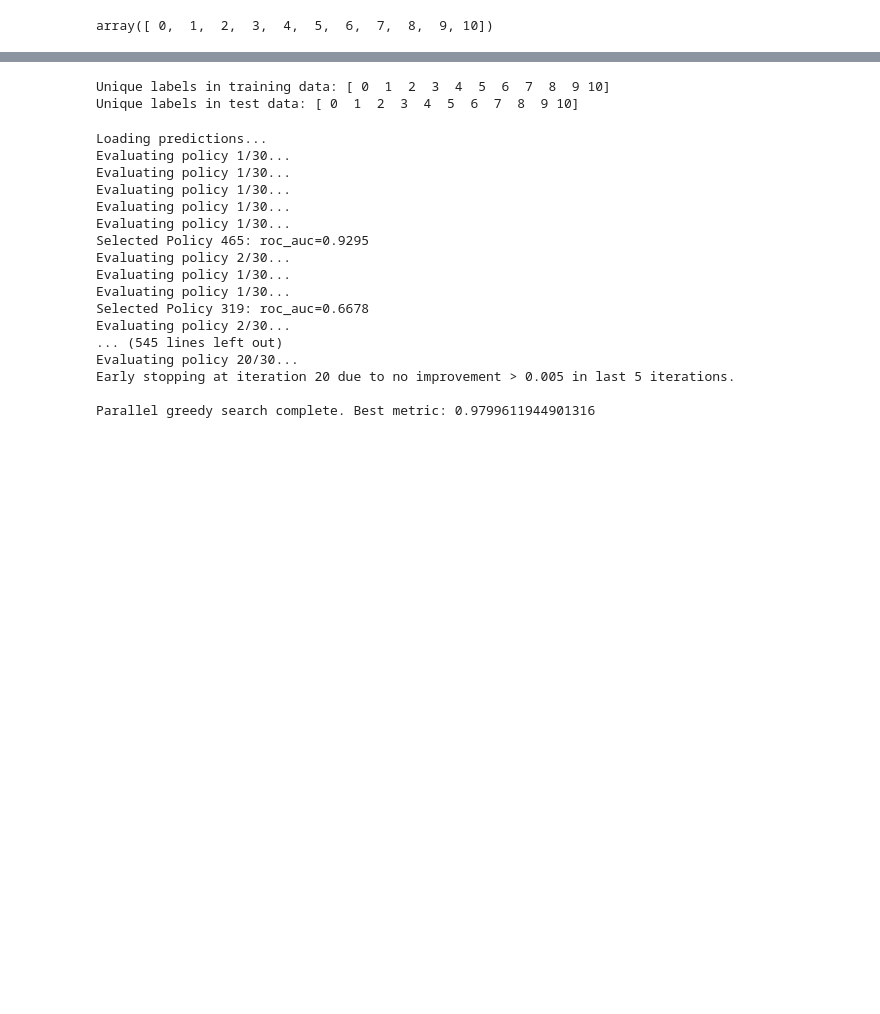
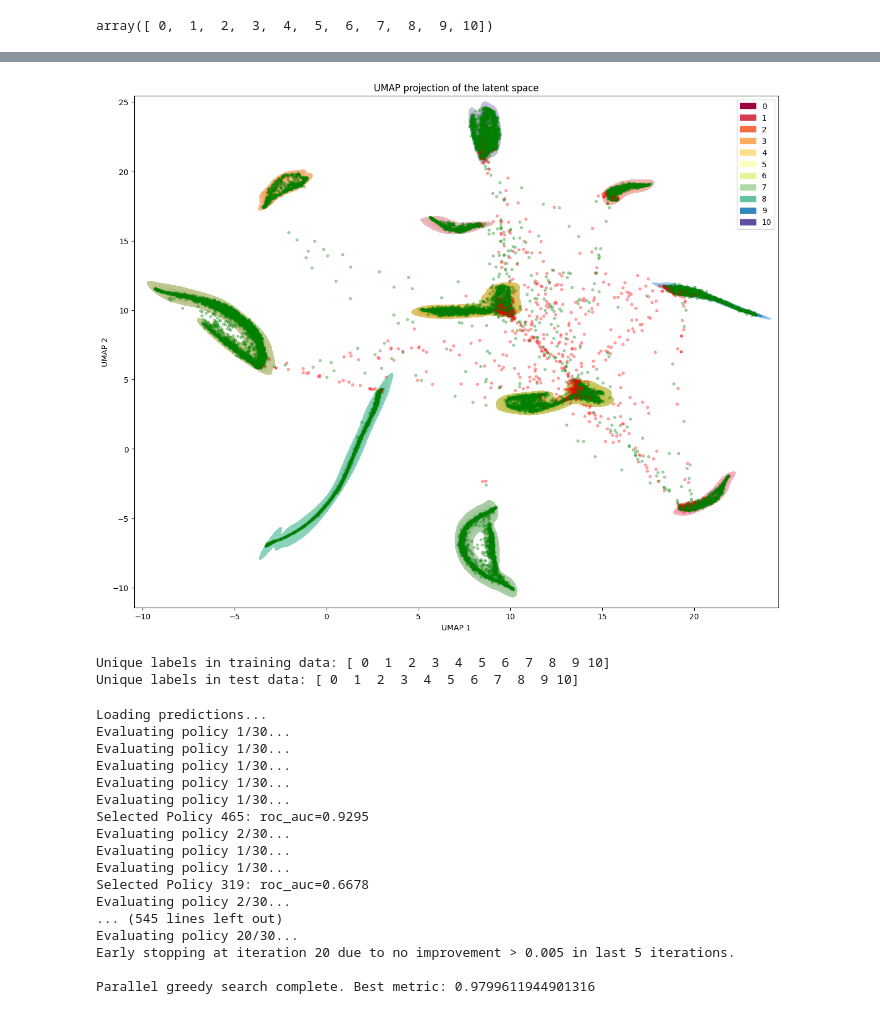
Before and after one commit to pstnmz/UQ_toolbox, a Jupyter notebook: medMNIST/UQ_test_metrics.ipynb, the cells around one changed output, grey strips where cells are left out. Drawn from its saved outputs; the diff is of its cells as text; code cells hidden in the pictures; blank space fills up the shorter version.

```diff
--- a/medMNIST/UQ_test_metrics.ipynb
+++ b/medMNIST/UQ_test_metrics.ipynb
@@ -364,3 +368,18 @@ plt.show()
+# %%
+# Plot the UMAP embedding using KDE plot for training data
+plt.figure(figsize=(15, 12))
+sns.kdeplot(x=embedding[:, 0], y=embedding[:, 1], hue=labels_0, palette='Spectral', fill=True, thresh=0.05)
+
+# Overlay the test data
+success_colors = ['red' if success == 0 else 'green' for success in success_folds[0]]
+plt.scatter(embedding_test[:, 0], embedding_test[:, 1], c=success_colors,  alpha=0.3, s=10)
+
+plt.title('UMAP projection of the latent space')
+plt.xlabel('UMAP 1')
+plt.ylabel('UMAP 2')
+plt.show()
+# %% [output]
+[figure, added]
 # %%
 # Check unique labels in training data
 unique_labels_training = np.unique(labels_all_training[0])
```
Also changed, not shown: parts of 6 cells of this notebook, 2 other files.
